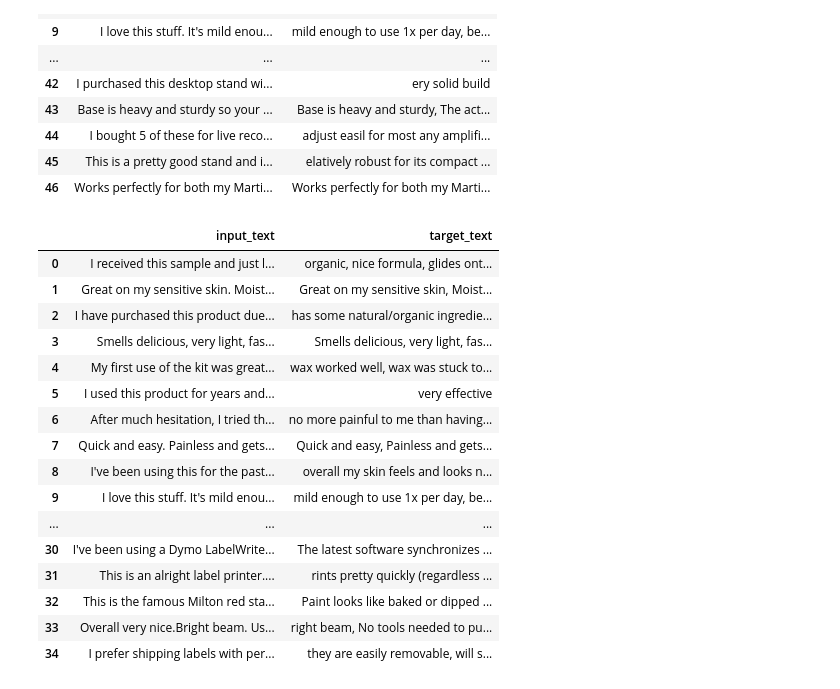
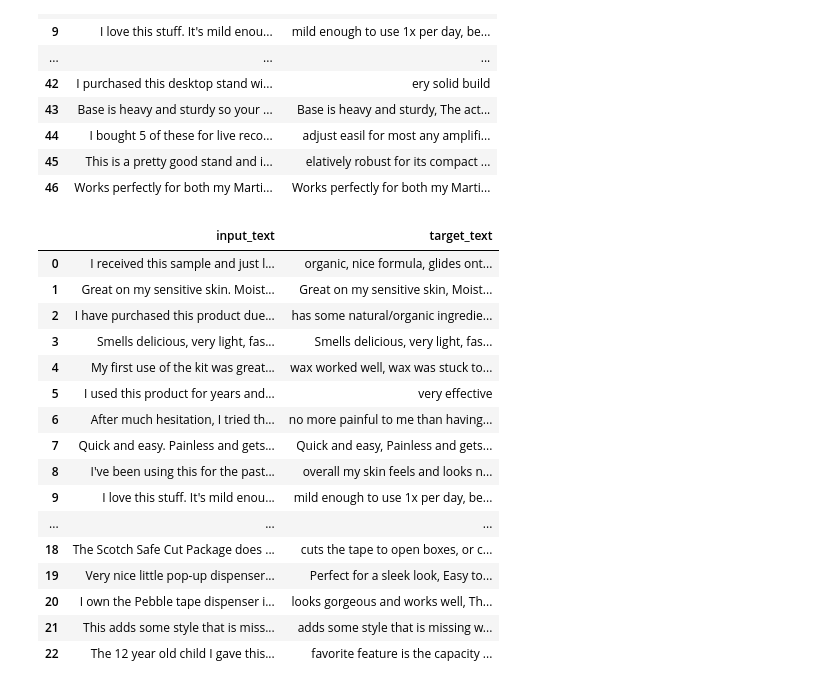
Before and after one commit to choosistant/algorithms, a Jupyter notebook: notebooks/textSummarizer.ipynb, the cells around one changed output. Saved outputs shown, nothing was run; the diff lists cells and outputs as text; code cells hidden in the pictures.

```diff
--- a/notebooks/textSummarizer.ipynb
+++ b/notebooks/textSummarizer.ipynb
@@ -109,24 +110,24 @@ df_data
 | 45 | This is a pretty good stand and i... | elatively robust for its compact ... |
 | 46 | Works perfectly for both my Marti... | Works perfectly for both my Marti... |
 # %%
-train_df = df_data.iloc[0:35]
-eval_df = df_data.iloc[35:]
+train_df = df_data.iloc[0:23]
+eval_df = df_data.iloc[23:46]
 train_df
 # %% [output]
 |  | input_text | target_text |
 | 0 | I received this sample and just l... | organic, nice formula, glides ont... |
 | 1 | Great on my sensitive skin. Moist... | Great on my sensitive skin, Moist... |
 | 2 | I have purchased this product due... | has some natural/organic ingredie... |
 | 3 | Smells delicious, very light, fas... | Smells delicious, very light, fas... |
 | 4 | My first use of the kit was great... | wax worked well, wax was stuck to... |
 | 5 | I used this product for years and... | very effective |
 | 6 | After much hesitation, I tried th... | no more painful to me than having... |
 | 7 | Quick and easy. Painless and gets... | Quick and easy, Painless and gets... |
 | 8 | I've been using this for the past... | overall my skin feels and looks n... |
 | 9 | I love this stuff. It's mild enou... | mild enough to use 1x per day, be... |
 | ... | ... | ... |
-| 30 | I've been using a Dymo LabelWrite... | The latest software synchronizes ... |
-| 31 | This is an alright label printer.... | rints pretty quickly (regardless ... |
-| 32 | This is the famous Milton red sta... | Paint looks like baked or dipped ... |
-| 33 | Overall very nice.Bright beam. Us... | right beam, No tools needed to pu... |
-| 34 | I prefer shipping labels with per... | they are easily removable, will s... |
+| 18 | The Scotch Safe Cut Package does ... | cuts the tape to open boxes, or c... |
+| 19 | Very nice little pop-up dispenser... | Perfect for a sleek look, Easy to... |
+| 20 | I own the Pebble tape dispenser i... | looks gorgeous and works well, Th... |
+| 21 | This adds some style that is miss... | adds some style that is missing w... |
+| 22 | The 12 year old child I gave this... | favorite feature is the capacity ... |
```
Also changed, not shown: parts of 9 cells of this notebook.
